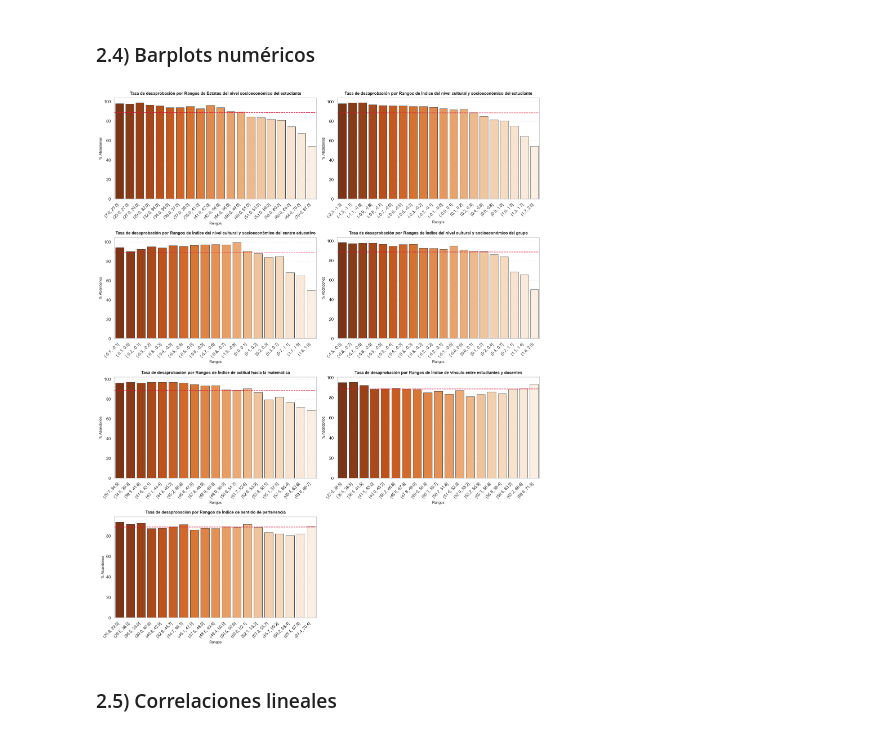
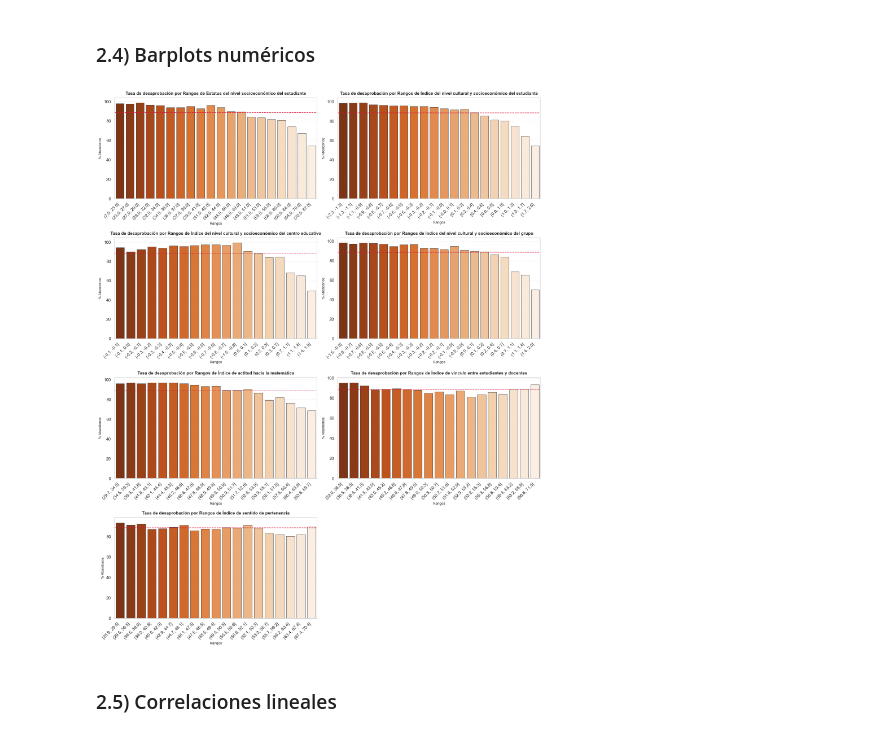
Before and after one commit to estebancardoso96/los_parsimoniosos, a Jupyter notebook: Trabajo_final_version_0_con_arbol.ipynb, the cells around one changed output. Cells and saved outputs as stored; diff of their text form; code cells hidden in the pictures.

```diff
--- a/Trabajo_final_version_0_con_arbol.ipynb
+++ b/Trabajo_final_version_0_con_arbol.ipynb
@@ -524,7 +517,7 @@ for i, var in enumerate(variables_boxplot):
         fontweight='bold',
         pad=8
     )
-    ax.set_xlabel("¿Desaprueba? (0=No, 1=Si)", fontsize=9, fontweight='bold')
+    ax.set_xlabel("¿Insatisfactorio? (0=No, 1=Si)", fontsize=9, fontweight='bold')
     ax.set_ylabel(titulos.get(var, var), fontsize=9, fontweight='bold')
     ax.grid(True, linestyle='--', alpha=0.5)
 
@@ -533,7 +526,7 @@ for j in range(len(variables_boxplot), len(axes_flat)):
     axes_flat[j].axis('off')
 
 # Generamos título general, ajustamos layout y mostramos
-plt.suptitle("Análisis de variables cuantitativas vs. Desaprobación / Aprobación (Boxplots)", y=1.02, fontsize=16, fontweight='bold')
+plt.suptitle("Análisis de variables cuantitativas vs. Insatisfactorio / Satisfactorio (Boxplots)", y=1.02, fontsize=16, fontweight='bold')
 plt.tight_layout()
 plt.show()
 # %% [output]
@@ -608,36 +601,36 @@ for i, var in enumerate(variables_boxplot):
         edgecolor='#404040',
         linewidth=0.8
     )
 
     tasa_base = df_plot['Desaprueba_porcentaje'].mean()
 
     # Añadimos la línea roja con la tasa base del modelo
     ax.axhline(
         y=tasa_base,
         color='crimson',
         linestyle='--',
         linewidth=1.2,
         label=f'Base Global ({tasa_base:.2f}%)' if i == 0 else ""
     )
 
-    ax.set_title(f"Tasa de desaprobación por Rangos de {titulos.get(var, var)}", fontsize=11, fontweight='bold', pad=8)
+    ax.set_title(f"Tasa de Insatisfactorio por Rangos de {titulos.get(var, var)}", fontsize=11, fontweight='bold', pad=8)
     ax.set_xlabel('Rangos', fontsize=9)
-    ax.set_ylabel('% Abandonos', fontsize=9)
+    ax.set_ylabel('% Insatisfactorio', fontsize=9)
     ax.set_ylim(0, max(data_tasa_num['Desaprueba_porcentaje'].max() + 5, 25))
     ax.grid(axis='y', linestyle=':', alpha=0.5)
 
     ax.tick_params(axis='x', rotation=45)
     for tick in ax.get_xticklabels():
         tick.set_horizontalalignment('right')
 
 # Eliminamos los subplots sobrantes si el número de variables es impar
 for j in range(i + 1, len(axes)):
     fig.delaxes(axes[j])
 
 plt.tight_layout()
 plt.show()
 # %% [output]
-[figure, old version]
+[figure, new version]
 # %% [markdown]
 ### 2.5) Correlaciones lineales
 # %%
```
Also changed, not shown: parts of 12 cells of this notebook.
